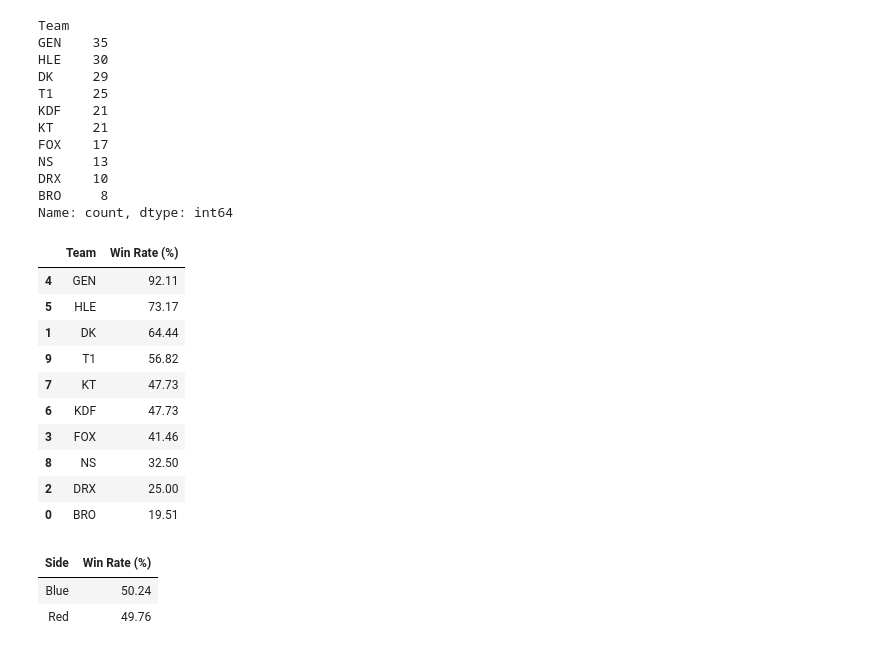
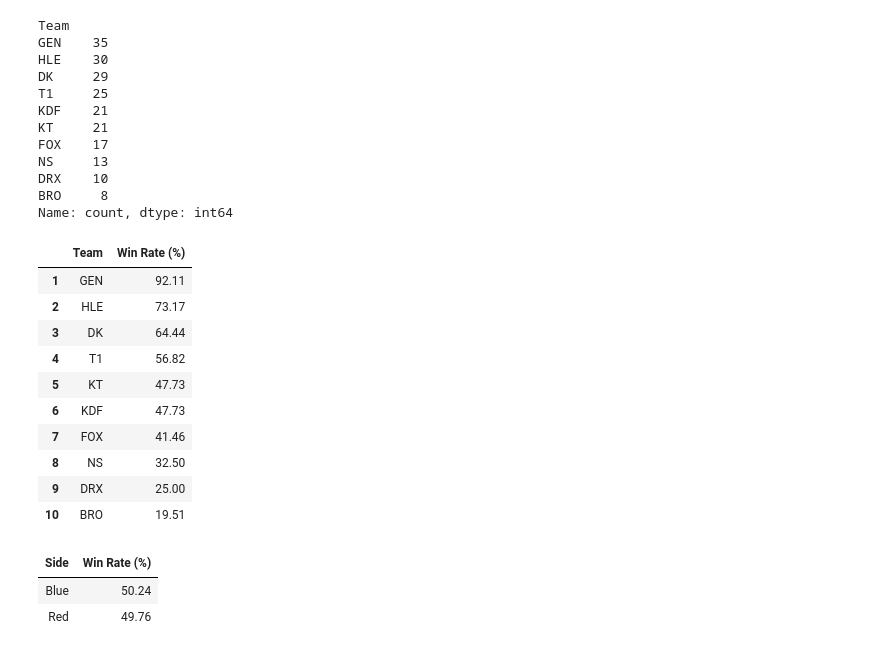
Before and after one commit to NguyenDung0210/LCK_Data_Analysis, a Jupyter notebook: analyze.ipynb, the cells around one changed output. Cells and saved outputs as stored; diff of their text form; code cells hidden in the pictures.

```diff
--- a/analyze.ipynb
+++ b/analyze.ipynb
@@ -225,24 +225,25 @@ Name: count, dtype: int64
 # %%
 win_rate = (wins / games_played).fillna(0) * 100
 
 win_rate_df = pd.DataFrame({
     "Team": win_rate.index,
     "Win Rate (%)": win_rate.values.round(2)
-}).sort_values(by="Win Rate (%)", ascending=False)
+}).sort_values(by="Win Rate (%)", ascending=False).reset_index(drop=True)
 
+win_rate_df.index += 1
 win_rate_df.style.format({"Win Rate (%)": "{:.2f}"}).set_properties(**{'text-align': 'center'})
 # %% [output]
 |  | Team | Win Rate (%) |
-| 4 | GEN | 92.11 |
-| 5 | HLE | 73.17 |
-| 1 | DK | 64.44 |
-| 9 | T1 | 56.82 |
-| 7 | KT | 47.73 |
+| 1 | GEN | 92.11 |
+| 2 | HLE | 73.17 |
+| 3 | DK | 64.44 |
+| 4 | T1 | 56.82 |
+| 5 | KT | 47.73 |
 | 6 | KDF | 47.73 |
-| 3 | FOX | 41.46 |
+| 7 | FOX | 41.46 |
 | 8 | NS | 32.50 |
-| 2 | DRX | 25.00 |
-| 0 | BRO | 19.51 |
+| 9 | DRX | 25.00 |
+| 10 | BRO | 19.51 |
 # %%
 team_results = df.groupby(["GameID", "Team", "Side"]).first().reset_index()
 
```
Also changed, not shown: parts of 1 cell of this notebook.
